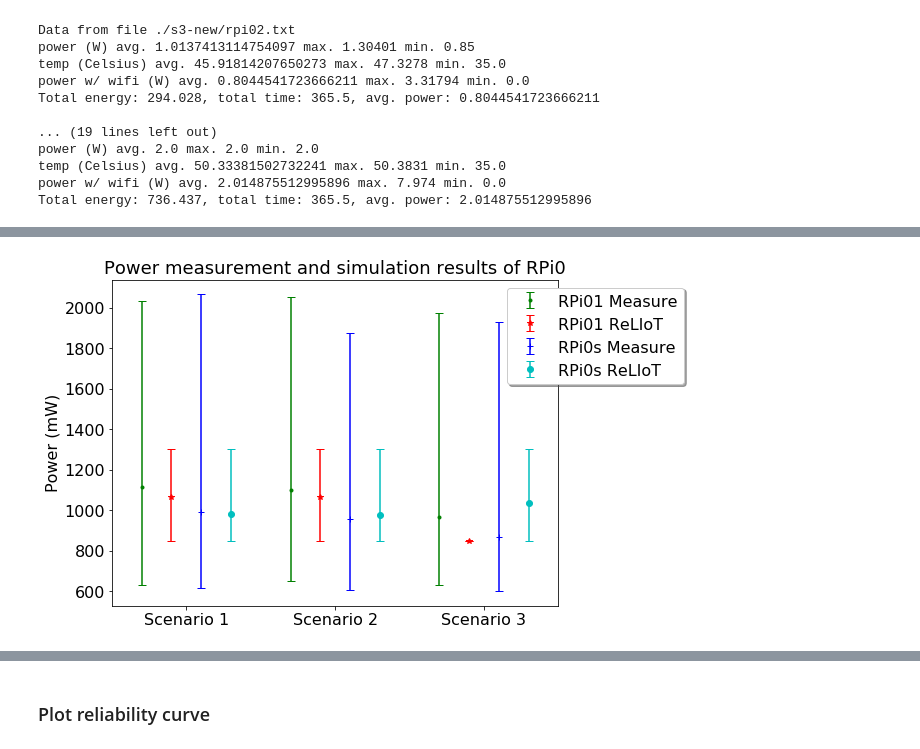
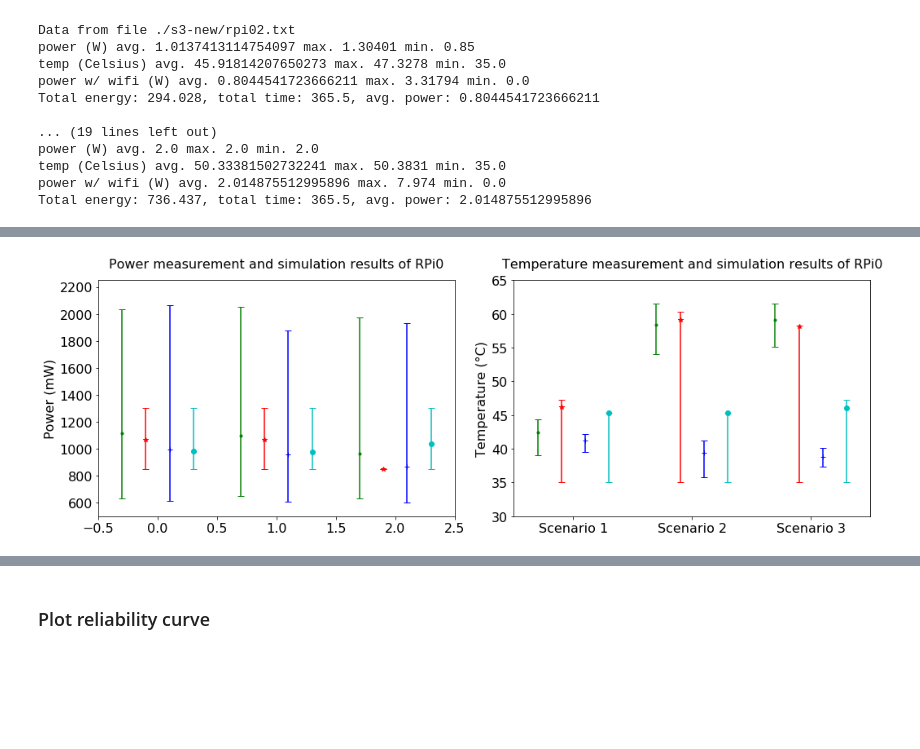
Before and after one commit to UCSD-SEELab/iotsim-validation, a Jupyter notebook: data/reliot-plot/plot.ipynb, the cells around one changed output, grey strips where cells are left out. Drawn from its saved outputs; the diff is of its cells as text; code cells hidden in the pictures; blank space fills up the shorter version.

Commit message:
trying to combine two plots (pwr and temp) into one

```diff
--- a/data/reliot-plot/plot.ipynb
+++ b/data/reliot-plot/plot.ipynb
@@ -176,45 +176,99 @@ rpi0s_s.append([983.6600478142076, 1304.01, 850.0]) # RPi0s scene 1 reliot
 rpi0s_s.append([975.9071448087431, 1304.01, 850.0]) # RPi0s scene 2 reliot
 rpi0s_s.append([1037.3101366120216, 1304.01, 850.0]) # RPi0s scene 3 reliot ????????
 
 def formalize(data):
     '''
     generate mean, high/low error from [mean, max, min] statistics
     '''
     data = np.array(data)
     mean = data[:, 0]
     higherr = data[:, 1] - data[:, 0]
     lowerr = data[:, 0] - data[:, 2]
     return mean, higherr, lowerr
 
 rpi01_m_mean, rpi01_m_higherr, rpi01_m_lowerr = formalize(rpi01_m)
 rpi01_s_mean, rpi01_s_higherr, rpi01_s_lowerr = formalize(rpi01_s)
 rpi0s_m_mean, rpi0s_m_higherr, rpi0s_m_lowerr = formalize(rpi0s_m)
 rpi0s_s_mean, rpi0s_s_higherr, rpi0s_s_lowerr = formalize(rpi0s_s)
 
-fig = plt.figure(figsize=(8,6))
-ax = plt.gca()
+fig, (ax1, ax2) = plt.subplots(1, 2, sharex=False, sharey=False, figsize=(15,5))
+#ax = plt.gca()
 x_pos = range(3)
 x_rpi01_m = [x-0.3 for x in x_pos]
 x_rpi01_s = [x-0.1 for x in x_pos]
 x_rpi0s_m = [x+0.1 for x in x_pos]
 x_rpi0s_s = [x+0.3 for x in x_pos]
-ax.errorbar(x_rpi01_m, rpi01_m_mean, yerr=[rpi01_m_lowerr, rpi01_m_higherr], \
+ax1.errorbar(x_rpi01_m, rpi01_m_mean, yerr=[rpi01_m_lowerr, rpi01_m_higherr], \
             fmt='g.', ecolor='g', elinewidth=1.5, capsize=4, label='RPi01 Measure')
-ax.errorbar(x_rpi01_s, rpi01_s_mean, yerr=[rpi01_s_lowerr, rpi01_s_higherr], \
+ax1.errorbar(x_rpi01_s, rpi01_s_mean, yerr=[rpi01_s_lowerr, rpi01_s_higherr], \
             fmt='r*', ecolor='r', elinewidth=1.5, capsize=4, label='RPi01 ReLIoT')
-ax.errorbar(x_rpi0s_m, rpi0s_m_mean, yerr=[rpi0s_m_lowerr, rpi0s_m_higherr], \
+ax1.errorbar(x_rpi0s_m, rpi0s_m_mean, yerr=[rpi0s_m_lowerr, rpi0s_m_higherr], \
             fmt='b+', ecolor='b', elinewidth=1.5, capsize=4, label='RPi0s Measure')
-ax.errorbar(x_rpi0s_s, rpi0s_s_mean, yerr=[rpi0s_s_lowerr, rpi0s_s_higherr], \
+ax1.errorbar(x_rpi0s_s, rpi0s_s_mean, yerr=[rpi0s_s_lowerr, rpi0s_s_higherr], \
             fmt='co', ecolor='c', elinewidth=1.5, capsize=4, label='RPi0s ReLIoT')
 
-plt.xticks(np.arange(3), ['Scenario 1', 'Scenario 2', 'Scenario 3'], fontsize=16)
-plt.xlim(left=-0.5, right=2.5)
-plt.ylabel("Power (mW)", fontsize=16)
-plt.yticks(fontsize=16)
-plt.title("Power measurement and simulation results of RPi0", fontsize=18)
-lgd = ax.legend(loc='upper right', bbox_to_anchor=(1.3, 1.00), fontsize=16, facecolor='white', \
-               shadow=True, fancybox=True)
+plt.xticks(np.arange(3), ['Scenario 1', 'Scenario 2', 'Scenario 3'])
+ax1.set_xlim(left=-0.5, right=2.5)
+ax1.set_ylim(bottom=500, top=2250)
+ax1.set_ylabel("Power (mW)", fontsize=16)
+ax1.tick_params(labelsize=16)
+ax1.set_title("Power measurement and simulation results of RPi0", fontsize=16, pad=15)
+#lgd = ax1.legend(loc='upper right', bbox_to_anchor=(1.3, 1.00), fontsize=16, facecolor='white', \
+#               shadow=True, fancybox=True)
 
-plt.savefig('./power.png', dpi=300, bbox_extra_artists=(lgd,), bbox_inches='tight')
+#plt.savefig('./power.png', dpi=300, bbox_extra_artists=(lgd,), bbox_inches='tight')
+
+rpi01_m = []
+rpi01_m.append([42.46, 44.4, 39.0]) # RPi01 scene 1 measure
+rpi01_m.append([58.39, 61.6, 54.1]) # RPi01 scene 2 measure
+rpi01_m.append([59.12, 61.6, 55.1]) # RPi01 scene 3 measure
+
+rpi01_s = []
+rpi01_s.append([46.231042759562854, 47.3277, 35.0]) # RPi01 scene 1 reliot
+rpi01_s.append([59.13650819672131, 60.273, 35.0]) # RPi01 scene 2 reliot
+rpi01_s.append([58.205415710382496, 58.28, 35.0]) # RPi01 scene 3 reliot
+
+# RPi0s data are copied from 172.27.0.3's data
+rpi0s_m = []
+rpi0s_m.append([41.26, 42.2, 39.5]) # RPi0s scene 1 measure
+rpi0s_m.append([39.42, 41.2, 35.8]) # RPi0s scene 2 measure
+rpi0s_m.append([38.79, 40.1, 37.4]) # RPi0s scene 3 measure
+
+rpi0s_s = []
+rpi0s_s.append([45.30159098360656, 45.3347, 35.0]) # RPi0s scene 1 reliot
+rpi0s_s.append([45.30159098360656, 45.3347, 35.0]) # RPi0s scene 2 reliot
+rpi0s_s.append([46.01118551912568, 47.3278, 35.0]) # RPi0s scene 3 reliot
+
+
+rpi01_m_mean, rpi01_m_higherr, rpi01_m_lowerr = formalize(rpi01_m)
+rpi01_s_mean, rpi01_s_higherr, rpi01_s_lowerr = formalize(rpi01_s)
+rpi0s_m_mean, rpi0s_m_higherr, rpi0s_m_lowerr = formalize(rpi0s_m)
+rpi0s_s_mean, rpi0s_s_higherr, rpi0s_s_lowerr = formalize(rpi0s_s)
+
+
+x_pos = range(3)
+x_rpi01_m = [x-0.3 for x in x_pos]
+x_rpi01_s = [x-0.1 for x in x_pos]
+x_rpi0s_m = [x+0.1 for x in x_pos]
+x_rpi0s_s = [x+0.3 for x in x_pos]
+ax2.errorbar(x_rpi01_m, rpi01_m_mean, yerr=[rpi01_m_lowerr, rpi01_m_higherr], \
+            fmt='g.', ecolor='g', elinewidth=1.5, capsize=4, label='RPi01 Measure')
+ax2.errorbar(x_rpi01_s, rpi01_s_mean, yerr=[rpi01_s_lowerr, rpi01_s_higherr], \
+            fmt='r*', ecolor='r', elinewidth=1.5, capsize=4, label='RPi01 ReLIoT')
+ax2.errorbar(x_rpi0s_m, rpi0s_m_mean, yerr=[rpi0s_m_lowerr, rpi0s_m_higherr], \
+            fmt='b+', ecolor='b', elinewidth=1.5, capsize=4, label='RPi0s Measure')
+ax2.errorbar(x_rpi0s_s, rpi0s_s_mean, yerr=[rpi0s_s_lowerr, rpi0s_s_higherr], \
+            fmt='co', ecolor='c', elinewidth=1.5, capsize=4, label='RPi0s ReLIoT')
+
+plt.xticks(np.arange(3), ['Scenario 1', 'Scenario 2', 'Scenario 3'])
+ax2.set_xlim(left=-0.5, right=2.5)
+ax2.set_ylim(bottom=30, top=65)
+ax2.set_ylabel("Temperature (°C)", fontsize=16)
+ax2.tick_params(labelsize=16)
+ax2.set_title("Temperature measurement and simulation results of RPi0", fontsize=16, pad=15)
+#ax2.legend(loc='upper left', bbox_to_anchor=(0, 1.00), fontsize=14, facecolor='white', \
+#         shadow=True, fancybox=True)
+plt.tight_layout()
+plt.show()
 # %% [output]
-[figure, old version]
+[figure, new version]
```
Also changed, not shown: parts of 3 cells of this notebook.
